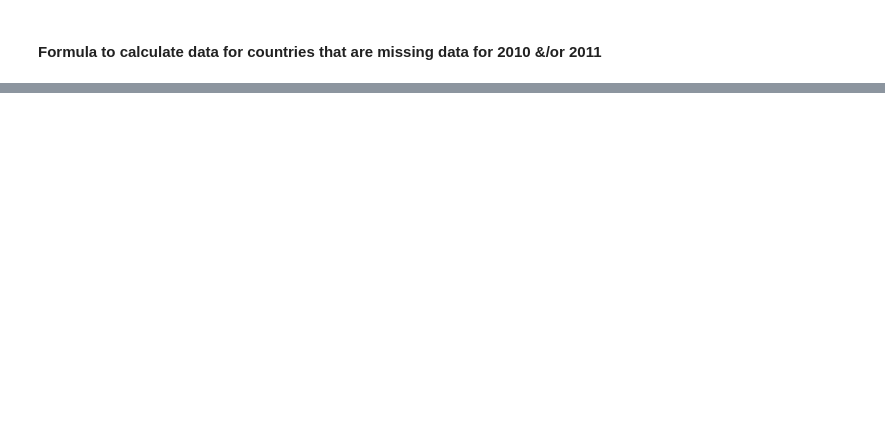
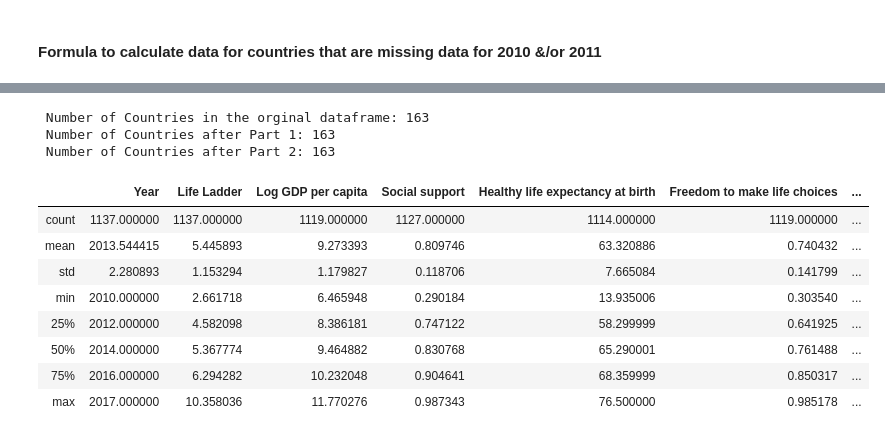
Before and after one commit to JosefinaAureaAmaro/04_Project_Python_MachineLearning, a Jupyter notebook: static/py/Data_Cleaning_&_Consolidation_Annual_Reporting.ipynb, the cells around one changed output, grey strips where cells are left out. Drawn from its saved outputs; the diff is of its cells as text; code cells hidden in the pictures; blank space fills up the shorter version.

```diff
--- a/static/py/Data_Cleaning_&_Consolidation_Annual_Reporting.ipynb
+++ b/static/py/Data_Cleaning_&_Consolidation_Annual_Reporting.ipynb
@@ -1474,0 +1482,3 @@ analyzed_years_per_country[-1]
+# %%
+un_happiness_report_unanalyzed_data_part_2 = un_happiness_report_analyzed_part_1.loc[~un_happiness_report_analyzed_part_1['Country'].isin(countries_to_analyze_part_2)]
+un_happiness_report_unanalyzed_data_part_2.tail()
@@ -1474,0 +1492,4 @@ analyzed_years_per_country[-1]
+# %%
+# All new data is in one dataframe, thus we can use concat
+un_happiness_report_analyzed_part_2 = pd.concat([un_happiness_report_unanalyzed_data_part_2, final_countries_df[4]],ignore_index=True).sort_values(by=['Country','Year']).reset_index(drop=True)
+un_happiness_report_analyzed_part_2.tail()
@@ -1474,0 +1503,37 @@ analyzed_years_per_country[-1]
+# %%
+# original
+original_countries = list(un_happiness_report['Country'].unique())
+num_of_countries =  len(original_countries)
+
+
+# part 1
+countries_after_part_1 = list(un_happiness_report_analyzed_part_1['Country'].unique())
+num_of_countries_after_part_1 =  len(countries_after_part_1)
+
+#part 2
+countries_after_part_2 = list(un_happiness_report_analyzed_part_2['Country'].unique())
+num_of_countries_after_part_2 =  len(countries_after_part_2)
+
+
+
+
+# visial test to make sure that all dataframes have the same number of countries available
+print(f" Number of Countries in the orginal dataframe: {num_of_countries}")
+print(f" Number of Countries after Part 1: {num_of_countries_after_part_1}")
+print(f" Number of Countries after Part 2: {num_of_countries_after_part_2}")
+# %% [output]
+ Number of Countries in the orginal dataframe: 163
+ Number of Countries after Part 1: 163
+ Number of Countries after Part 2: 163
+# %%
+un_happiness_report_analyzed_part_2.describe(include=[np.number])
+# %% [output]
+|  | Year | Life Ladder | Log GDP per capita | Social support | Healthy life expectancy at birth | Freedom to make life choices | ... |
+| count | 1137.000000 | 1137.000000 | 1119.000000 | 1127.000000 | 1114.000000 | 1119.000000 | ... |
+| mean | 2013.544415 | 5.445893 | 9.273393 | 0.809746 | 63.320886 | 0.740432 | ... |
+| std | 2.280893 | 1.153294 | 1.179827 | 0.118706 | 7.665084 | 0.141799 | ... |
+| min | 2010.000000 | 2.661718 | 6.465948 | 0.290184 | 13.935006 | 0.303540 | ... |
+| 25% | 2012.000000 | 4.582098 | 8.386181 | 0.747122 | 58.299999 | 0.641925 | ... |
+| 50% | 2014.000000 | 5.367774 | 9.464882 | 0.830768 | 65.290001 | 0.761488 | ... |
+| 75% | 2016.000000 | 6.294282 | 10.232048 | 0.904641 | 68.359999 | 0.850317 | ... |
+| max | 2017.000000 | 10.358036 | 11.770276 | 0.987343 | 76.500000 | 0.985178 | ... |
```
Also changed, not shown: parts of 31 cells of this notebook.
